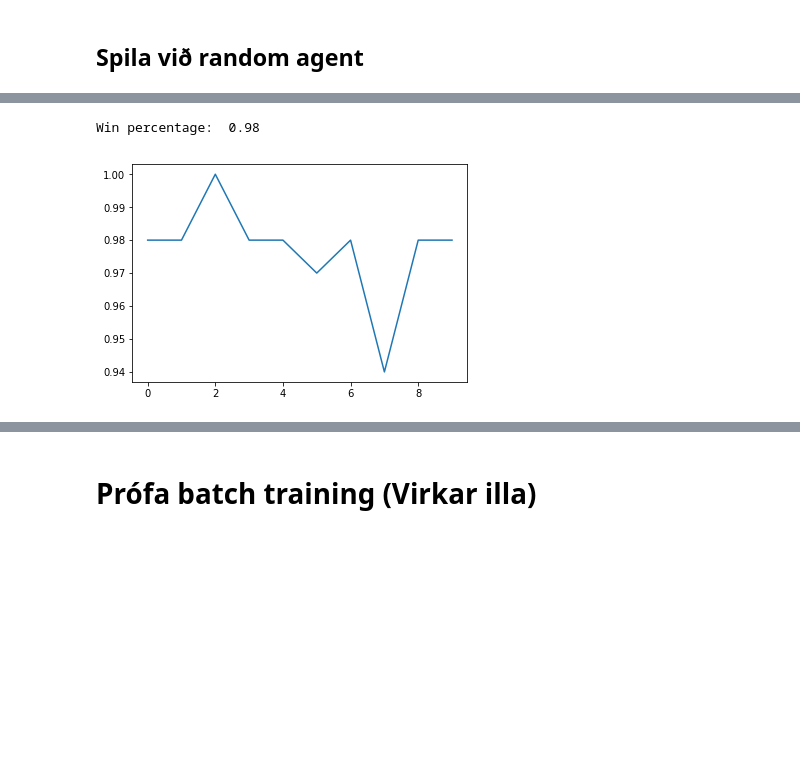
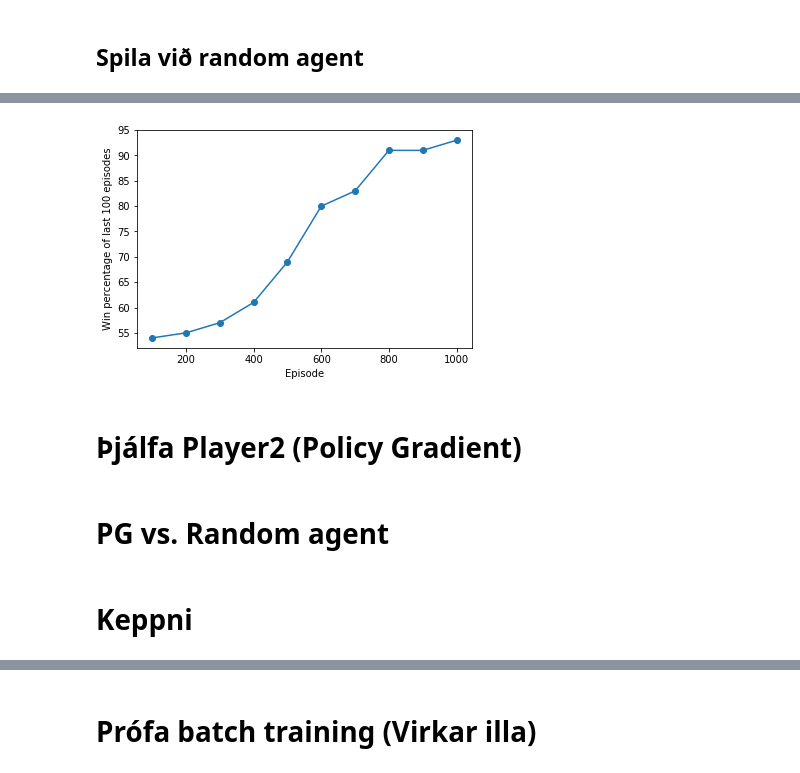
Before and after one commit to bgautijonsson/Backgammon, a Jupyter notebook: TensorflowWithClassEnv.ipynb, the cells around one changed output, grey strips where cells are left out. Cells and saved outputs as stored; diff of their text form; code cells hidden in the pictures; blank space fills up the shorter version.

```diff
--- a/TensorflowWithClassEnv.ipynb
+++ b/TensorflowWithClassEnv.ipynb
@@ -236,0 +715,13 @@ Win percentage:  0.47
+# %%
+plt.figure()
+x = [(n + 1) * 100 for n in range(10)]
+y = (100 * np.mean(win_pct, axis = 1)).astype('int')
+plt.plot(x, y, 'o-')
+plt.xlabel('Episode')
+plt.ylabel('Win percentage of last 100 episodes')
+plt.savefig('tensorflow_random.pdf')
+plt.show()
+# %% [output]
+[figure, added]
+# %% [markdown]
+# Þjálfa Player2 (Policy Gradient)
@@ -237,8 +812,10 @@ Win percentage:  0.47
+# %% [markdown]
+# PG vs. Random agent
 # %%
 win_pct = []
 
 
-for i in range(10):
+for i in range(5):
 
     wins = []
 
@@ -246,10 +823,10 @@ for i in range(10):
 
         env = backgammon()
 
-        states = []
-        afterstates = []
-        rewards = []
-        afterstates.append([])
+        #states = []
+        #afterstates = []
+        #rewards = []
+        #afterstates.append([])
         done = False
 
         while not done:
@@ -263,12 +840,12 @@ for i in range(10):
                     break
 
 
-                action = player.sample_action(possible_boards)
-                old_board, reward, done = env.step(possible_moves[action], player = 1)
+                action = PG.sample_action(possible_boards)
+                new_board, reward, done = env.step(possible_moves[action], player = 1)
 
-                rewards.append(reward)
-                states.append(old_board)
-                afterstates.append(old_board)
+                #rewards.append(reward)
+                #states.append(old_board)
+                #afterstates.append(old_board)
 
                 if done:
                     break
@@ -277,28 +854,28 @@ for i in range(10):
                 dice = B.roll_dice()
 
                 for _ in range(1 + int(dice[0] == dice[1])):
-                        old_state, reward, done = env.make_move(dice)
+                        new_board, reward, done = env.make_move(dice)
                         if done:
-                            rewards[-1] = -1
+                            reward = 0
                             break
 
-        afterstates.append(old_board)
-        afterstates = afterstates[2:]
+        #afterstates.append(old_board)
+        #afterstates = afterstates[2:]
 
-        Dones = np.zeros(len(states))
-        Dones[-1] = 1
+        #Dones = np.zeros(len(states))
+        #Dones[-1] = 1
 
-        States = np.vstack(states)
-        Rewards = player.get_cumulative_rewards(rewards)
-        AfterStates = np.vstack(afterstates)
+        #States = np.vstack(states)
+        #Rewards = player.get_cumulative_rewards(rewards)
+        #AfterStates = np.vstack(afterstates)
 
 
-        player.update(states = States,
-                      rewards = Rewards,
-                      afterstates = AfterStates,
-                      done = Dones)
+        #player.update(states = States,
+        #              rewards = Rewards,
+        #              afterstates = AfterStates,
+        #              done = Dones)
 
-        wins.append(int(rewards[-1] == 1))
+        wins.append(reward)
 
     win_pct.append(np.mean(wins))
 
@@ -306,6 +883,5 @@ for i in range(10):
     print("Win percentage: ", win_pct[-1])
     plt.plot(win_pct)
     plt.show()
-# %% [output]
-Win percentage:  0.98
-[figure, removed]
+# %% [markdown]
+# Keppni
```
Also changed, not shown: parts of 26 cells of this notebook.
